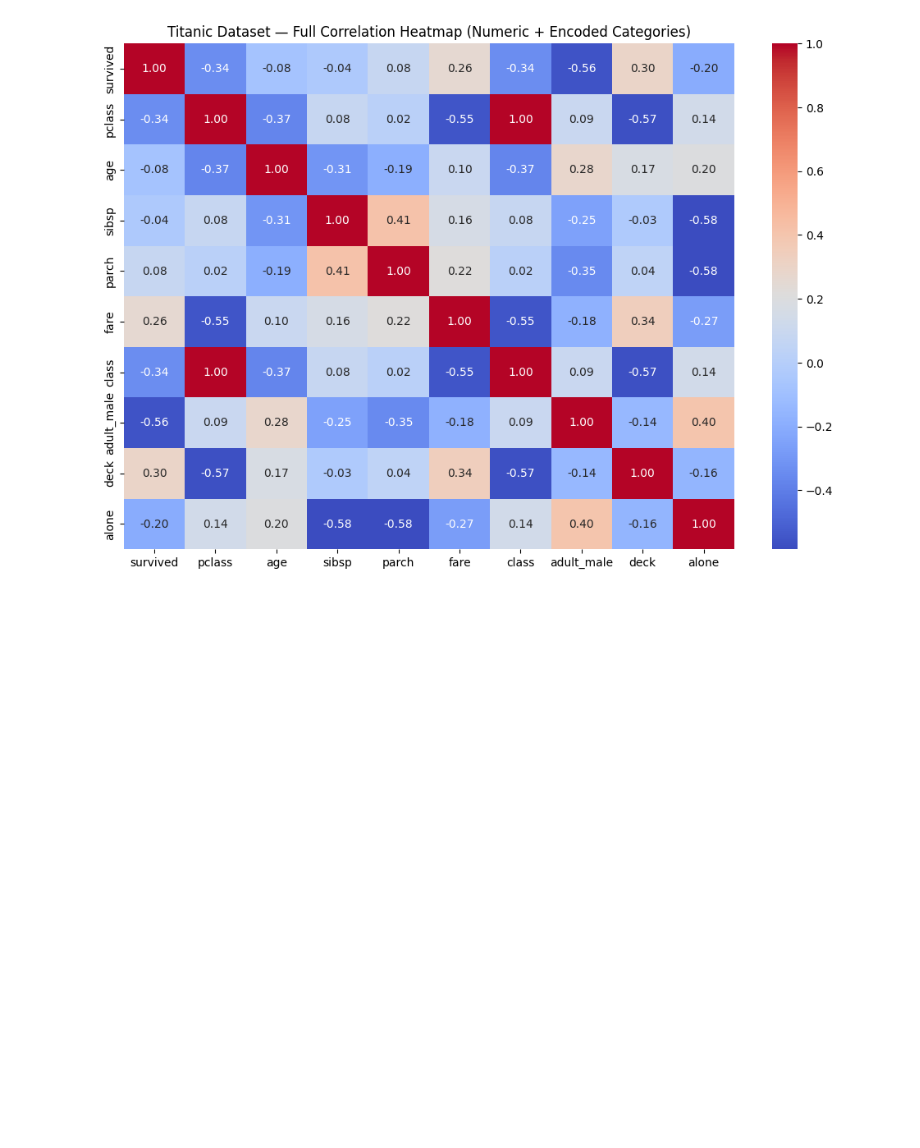
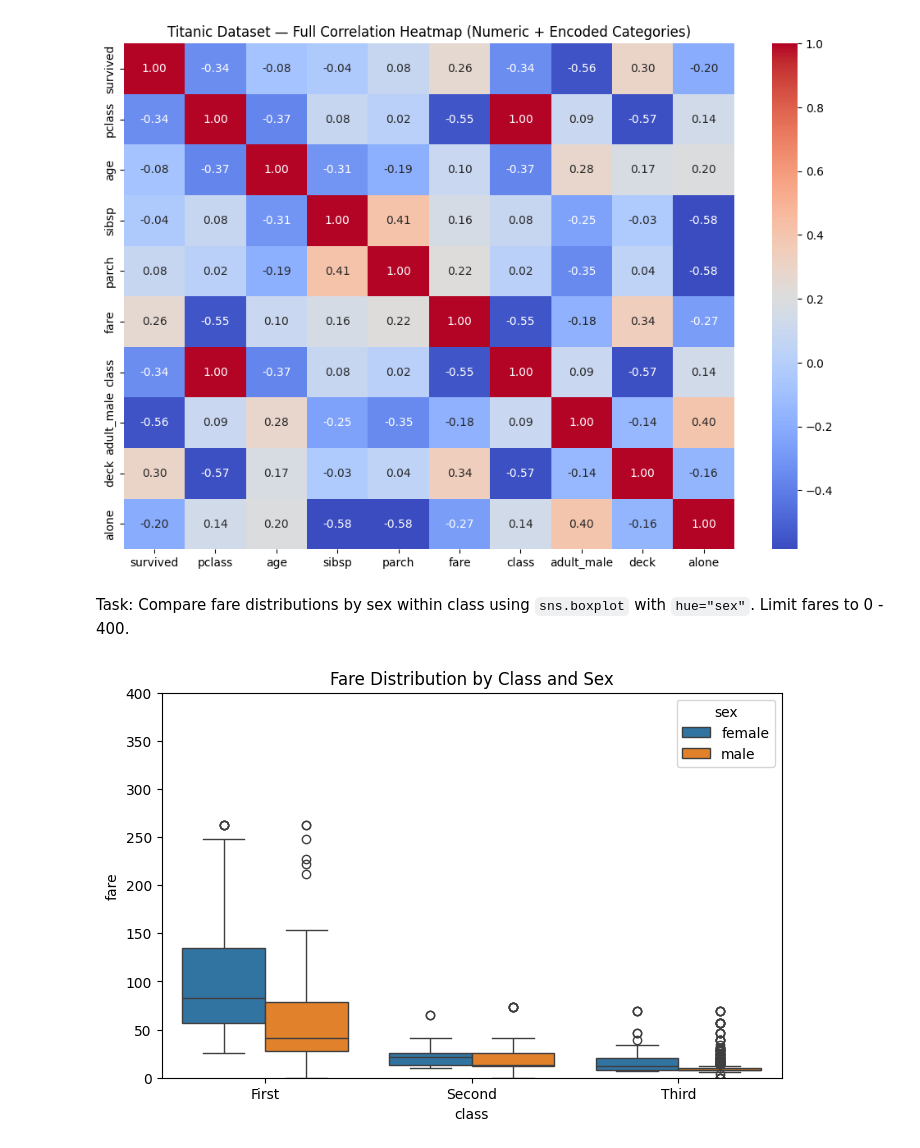
Before and after one commit to 5pence/sept-2025-da, a Jupyter notebook: dataVis.ipynb, the cells around one changed output. Drawn from its saved outputs; the diff is of its cells as text; code cells hidden in the pictures; blank space fills up the shorter version.

```diff
--- a/dataVis.ipynb
+++ b/dataVis.ipynb
@@ -100,3 +100,14 @@ plt.title("Titanic Dataset — Full Correlation Heatmap (Numeric + Encoded Categ
 plt.show()
 # %% [output]
 [figure]
+# %% [markdown]
+Task: Compare fare distributions by sex within class using `sns.boxplot` with `hue="sex"`. Limit fares to 0 - 400.
+# %%
+import seaborn as sns
+
+sns.boxplot(data=titanic, x="class", y="fare", hue="sex")
+plt.title("Fare Distribution by Class and Sex")
+plt.ylim(0, 400)
+plt.show()
+# %% [output]
+[figure, added]
```
Also changed, not shown: parts of 10 cells of this notebook.
